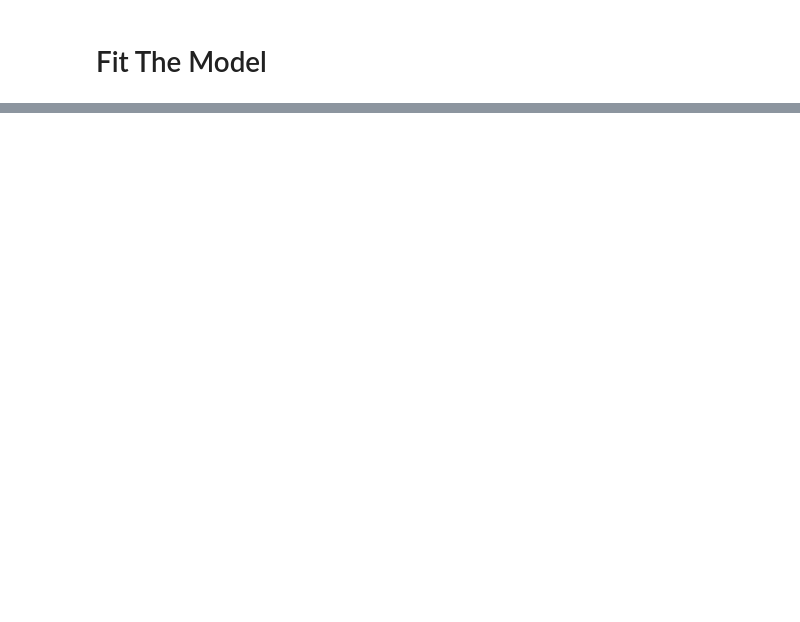
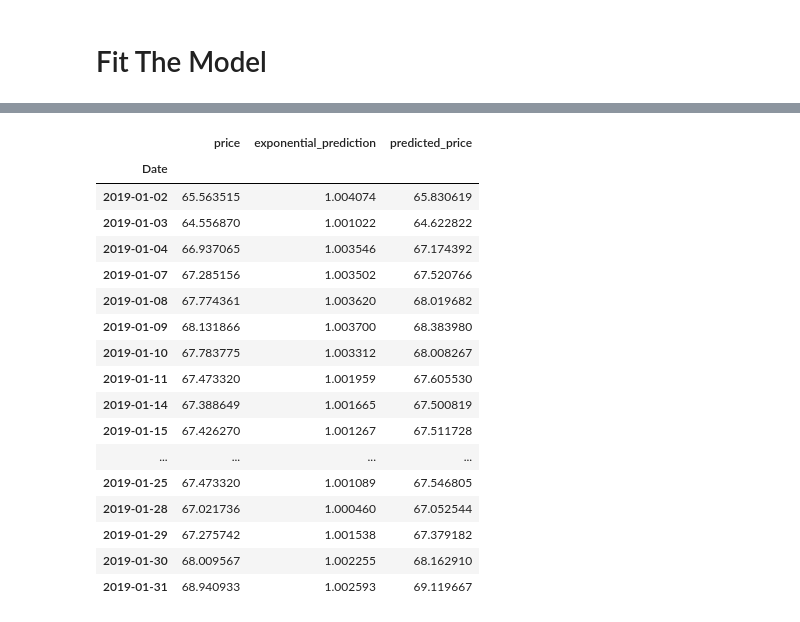
Before and after one commit to AHalarewicz/TimeSeriesAnalysis, a Jupyter notebook: notebooks/LSTM_predictions.ipynb, the cells around one changed output, grey strips where cells are left out. Saved outputs shown, nothing was run; the diff lists cells and outputs as text; code cells hidden in the pictures; blank space fills up the shorter version.

```diff
--- a/notebooks/LSTM_predictions.ipynb
+++ b/notebooks/LSTM_predictions.ipynb
@@ -206,0 +255,6 @@ Epoch 2/2
+# %%
+# revert scaling
+unscaled_predictions = y_scaler.inverse_transform(predictions)
+unscaled_y_test = y_scaler.inverse_transform(y_test)
+print("Unscaled Prediction Range:\t", min(unscaled_predictions), max(unscaled_predictions))
+print("Expected Range:\t\t\t", min(unscaled_y_test), max(unscaled_y_test))
@@ -206,0 +372,21 @@ Epoch 2/2
+# %%
+viz_df1 = viz_df.loc['2019-01-01':'2019-01-31']
+# %% [output]
+|  | price | exponential_prediction | predicted_price |
+| Date |  |  |  |
+| 2019-01-02 | 65.563515 | 1.004074 | 65.830619 |
+| 2019-01-03 | 64.556870 | 1.001022 | 64.622822 |
+| 2019-01-04 | 66.937065 | 1.003546 | 67.174392 |
+| 2019-01-07 | 67.285156 | 1.003502 | 67.520766 |
+| 2019-01-08 | 67.774361 | 1.003620 | 68.019682 |
+| 2019-01-09 | 68.131866 | 1.003700 | 68.383980 |
+| 2019-01-10 | 67.783775 | 1.003312 | 68.008267 |
+| 2019-01-11 | 67.473320 | 1.001959 | 67.605530 |
+| 2019-01-14 | 67.388649 | 1.001665 | 67.500819 |
+| 2019-01-15 | 67.426270 | 1.001267 | 67.511728 |
+| ... | ... | ... | ... |
+| 2019-01-25 | 67.473320 | 1.001089 | 67.546805 |
+| 2019-01-28 | 67.021736 | 1.000460 | 67.052544 |
+| 2019-01-29 | 67.275742 | 1.001538 | 67.379182 |
+| 2019-01-30 | 68.009567 | 1.002255 | 68.162910 |
+| 2019-01-31 | 68.940933 | 1.002593 | 69.119667 |
```
Also changed, not shown: parts of 23 cells of this notebook, 1 other file.
